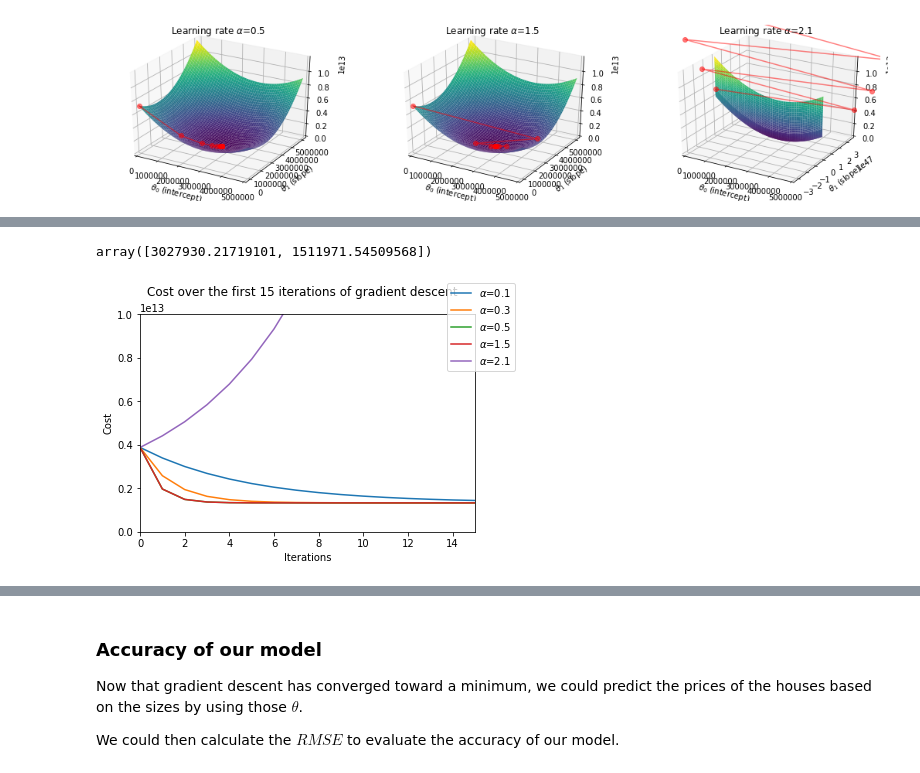
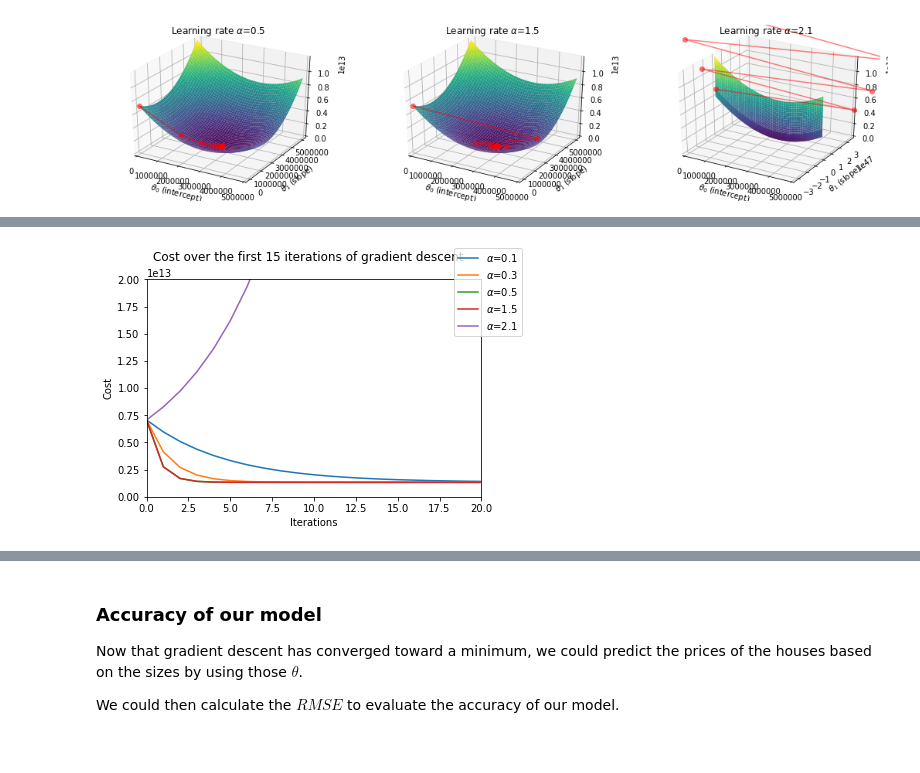
Before and after one commit to gcalmettes/ml-explorations, a Jupyter notebook: notebooks/jupyter/1-linear-regression.ipynb, the cells around one changed output, grey strips where cells are left out. Cells and saved outputs as stored; diff of their text form; code cells hidden in the pictures.

```diff
--- a/notebooks/jupyter/1-linear-regression.ipynb
+++ b/notebooks/jupyter/1-linear-regression.ipynb
@@ -198,8 +198,8 @@ THETA0, THETA1 = np.meshgrid(intercept, slope)
 
 # Feature normalization
 mu = data.sqft.mean() # mean
-sig = data.sqft.std() # std
-SIZE = ((data.sqft - mu)/sig).values
+sigma = data.sqft.std() # std
+SIZE = ((data.sqft - mu)/sigma).values
 TRUEVALUES = data.price.values # no normalization of target
 
 # reshaping features and trueValues vectors
@@ -381,18 +346,14 @@ params, p
-# %%
-descentList[1][20]
-# %% [output]
-array([3027930.21719101, 1511971.54509568])
 # %%
 fig,ax = plt.subplots()
 
 for i in range(len(alphaList)):
     theta = descentList[i].transpose()
-    ax.plot(np.ravel(computeCost(theta, features, trueValues)), label=r"$\alpha$" f"={alphaList[i]}")
-ax.set_xlim(0, 15)
-ax.set_ylim(0, 1e13)
+    ax.plot(costValues[i], label=r"$\alpha$" f"={alphaList[i]}")
+ax.set_xlim(0, 20)
+ax.set_ylim(0, 2e13)
 ax.set_xlabel("Iterations")
 ax.set_ylabel("Cost")
 fig.suptitle("Cost over the first 15 iterations of gradient descent")
 fig.legend();
 # %% [output]
-[figure, old version]
+[figure, new version]
```
Also changed, not shown: parts of 9 cells of this notebook, 7 other files.
